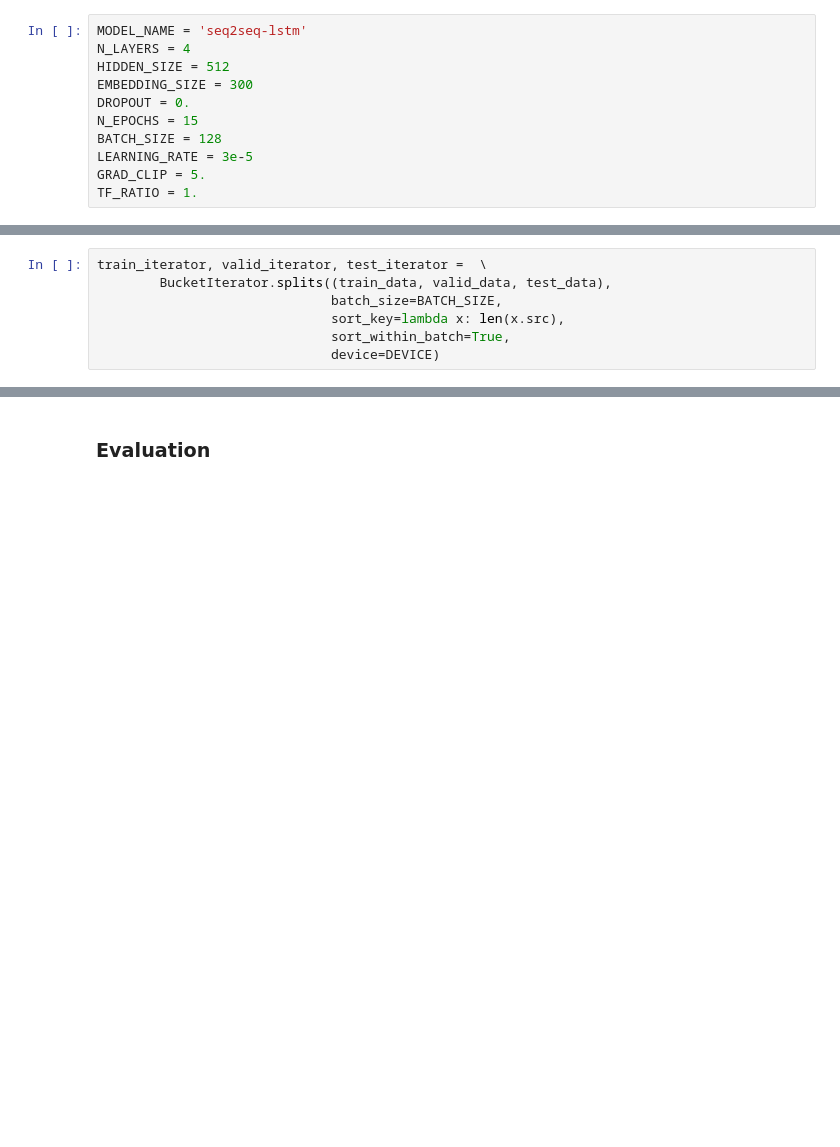
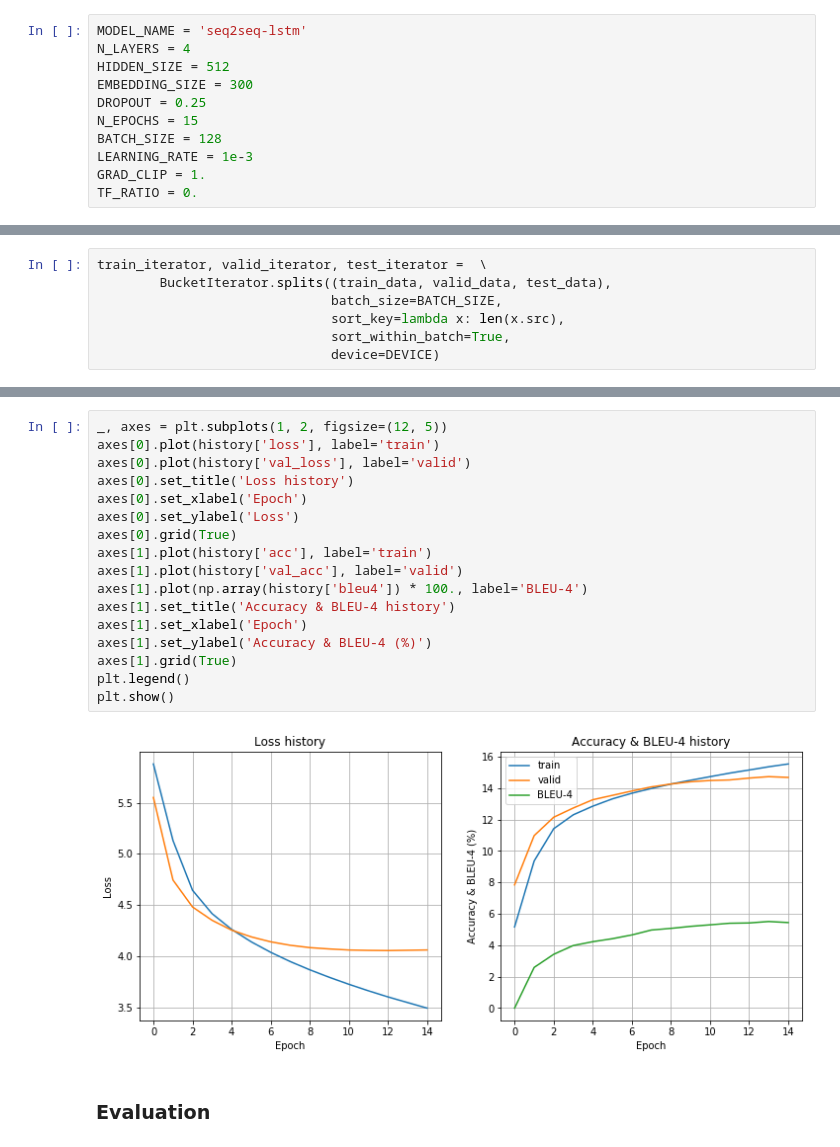
Before and after one commit to dksifoua/Neural-Machine-Translation, a Jupyter notebook: 1 - LSTM SeqToSeq.ipynb, the cells around one changed output, grey strips where cells are left out. Drawn from its saved outputs; the diff is of its cells as text; blank space fills up the shorter version.

Commit message:
Train model

```diff
--- a/1 - LSTM SeqToSeq.ipynb
+++ b/1 - LSTM SeqToSeq.ipynb
@@ -633,12 +633,12 @@ MODEL_NAME = 'seq2seq-lstm'
 N_LAYERS = 4
 HIDDEN_SIZE = 512
 EMBEDDING_SIZE = 300
-DROPOUT = 0.
+DROPOUT = 0.25
 N_EPOCHS = 15
 BATCH_SIZE = 128
-LEARNING_RATE = 3e-5
-GRAD_CLIP = 5.
-TF_RATIO = 1.
+LEARNING_RATE = 1e-3
+GRAD_CLIP = 1.
+TF_RATIO = 0.
 # %%
 encoder = EncoderLSTM(
     embedding_size=EMBEDDING_SIZE,
@@ -704,3 +704,22 @@ BLEU-4: 0.000%
 ... (3 outputs left out)
+# %%
+_, axes = plt.subplots(1, 2, figsize=(12, 5))
+axes[0].plot(history['loss'], label='train')
+axes[0].plot(history['val_loss'], label='valid')
+axes[0].set_title('Loss history')
+axes[0].set_xlabel('Epoch')
+axes[0].set_ylabel('Loss')
+axes[0].grid(True)
+axes[1].plot(history['acc'], label='train')
+axes[1].plot(history['val_acc'], label='valid')
+axes[1].plot(np.array(history['bleu4']) * 100., label='BLEU-4')
+axes[1].set_title('Accuracy & BLEU-4 history')
+axes[1].set_xlabel('Epoch')
+axes[1].set_ylabel('Accuracy & BLEU-4 (%)')
+axes[1].grid(True)
+plt.legend()
+plt.show()
+# %% [output]
+[figure, added]
 # %% [markdown]
 ### Evaluation
```
Also changed, not shown: parts of 3 cells of this notebook.
